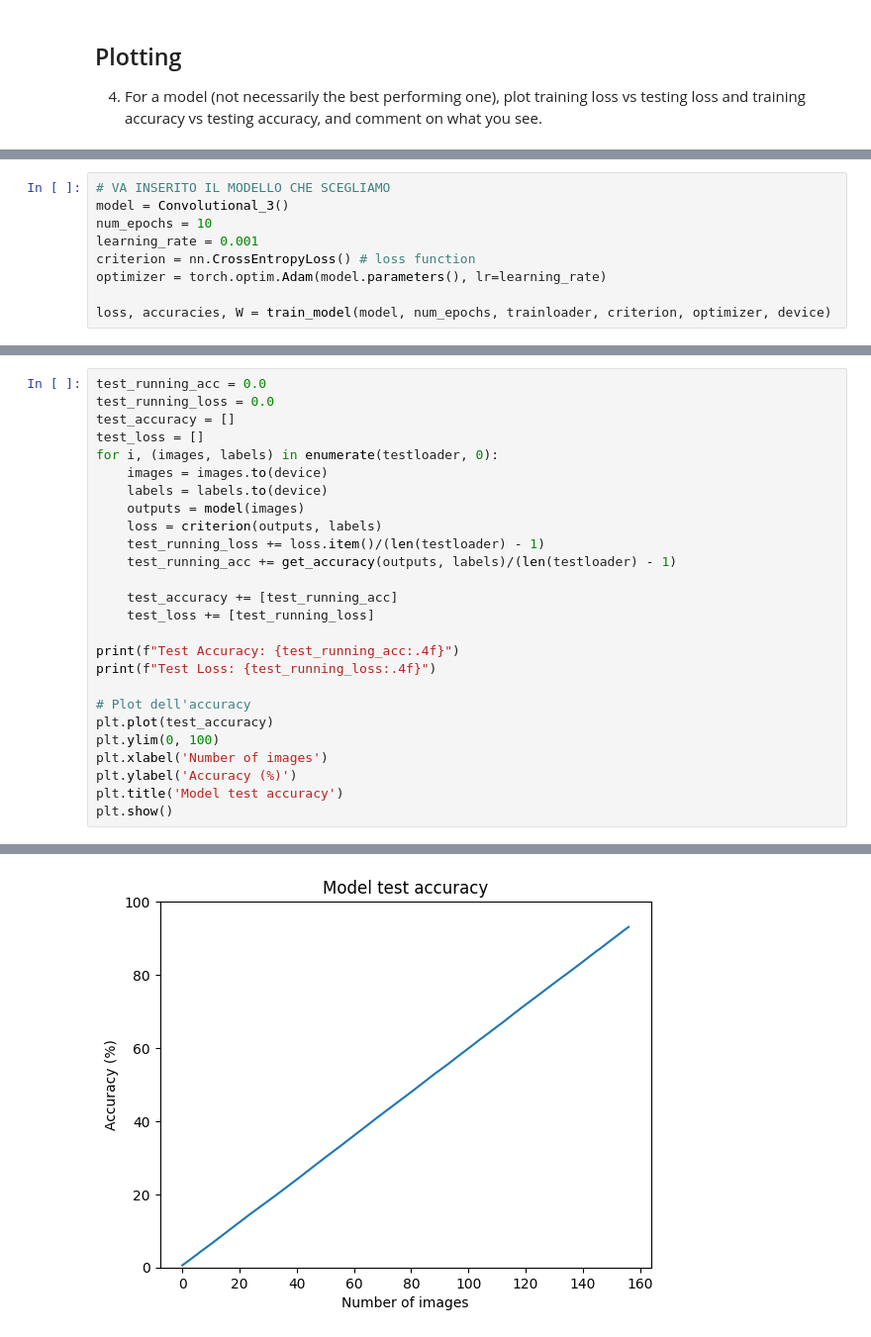
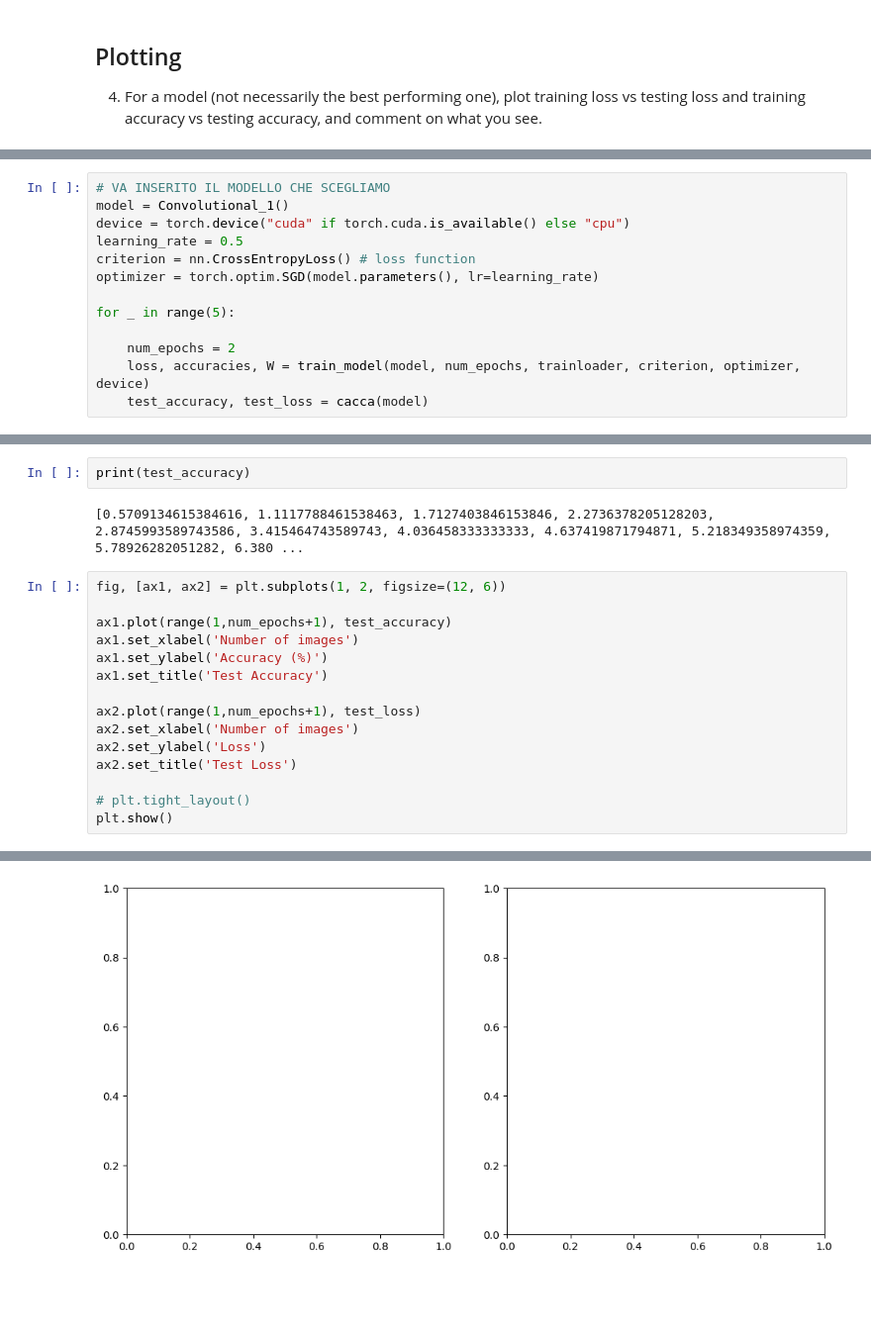
Before and after one commit to LeonardoMicheluz/challenge3, a Jupyter notebook: challenge_three_tonno.ipynb, the cells around one changed output, grey strips where cells are left out. Shown at 99% size. Saved outputs shown, nothing was run; the diff lists cells and outputs as text; blank space fills up the shorter version.

```diff
--- a/challenge_three_tonno.ipynb
+++ b/challenge_three_tonno.ipynb
@@ -385,10 +403,14 @@ Learning rate: 1e-05
 # %%
 # VA INSERITO IL MODELLO CHE SCEGLIAMO
-model = Convolutional_3()
-num_epochs = 10
-learning_rate = 0.001
+model = Convolutional_1()
+device = torch.device("cuda" if torch.cuda.is_available() else "cpu")
+learning_rate = 0.5
 criterion = nn.CrossEntropyLoss() # loss function
-optimizer = torch.optim.Adam(model.parameters(), lr=learning_rate)
+optimizer = torch.optim.SGD(model.parameters(), lr=learning_rate)
 
-loss, accuracies, W = train_model(model, num_epochs, trainloader, criterion, optimizer, device)
+for _ in range(5):
+
+    num_epochs = 2
+    loss, accuracies, W = train_model(model, num_epochs, trainloader, criterion, optimizer, device)
+    test_accuracy, test_loss = cacca(model)
 # %% [output]
@@ -424,27 +434,20 @@ plt.show()
+# %%
+print(test_accuracy)
+# %% [output]
+[0.5709134615384616, 1.1117788461538463, 1.7127403846153846, 2.2736378205128203, 2.8745993589743586, 3.415464743589743, 4.036458333333333, 4.637419871794871, 5.218349358974359, 5.78926282051282, 6.380 ...
 # %%
-test_running_acc = 0.0
-test_running_loss = 0.0
-test_accuracy = []
-test_loss = []
-for i, (images, labels) in enumerate(testloader, 0):
-    images = images.to(device)
-    labels = labels.to(device)
-    outputs = model(images)
-    loss = criterion(outputs, labels)
-    test_running_loss += loss.item()/(len(testloader) - 1)
-    test_running_acc += get_accuracy(outputs, labels)/(len(testloader) - 1)
+fig, [ax1, ax2] = plt.subplots(1, 2, figsize=(12, 6))
 
-    test_accuracy += [test_running_acc]
-    test_loss += [test_running_loss]
+ax1.plot(range(1,num_epochs+1), test_accuracy)
+ax1.set_xlabel('Number of images')
+ax1.set_ylabel('Accuracy (%)')
+ax1.set_title('Test Accuracy')
 
-print(f"Test Accuracy: {test_running_acc:.4f}")
-print(f"Test Loss: {test_running_loss:.4f}")
+ax2.plot(range(1,num_epochs+1), test_loss)
+ax2.set_xlabel('Number of images')
+ax2.set_ylabel('Loss')
+ax2.set_title('Test Loss')
 
-# Plot dell'accuracy
-plt.plot(test_accuracy)
-plt.ylim(0, 100)
-plt.xlabel('Number of images')
-plt.ylabel('Accuracy (%)')
-plt.title('Model test accuracy')
+# plt.tight_layout()
 plt.show()
 # %% [output]
@@ -453 +455 @@ Test Loss: 1.5456
-[figure, old version]
+[figure, new version]
```
Also changed, not shown: parts of 15 cells of this notebook.
